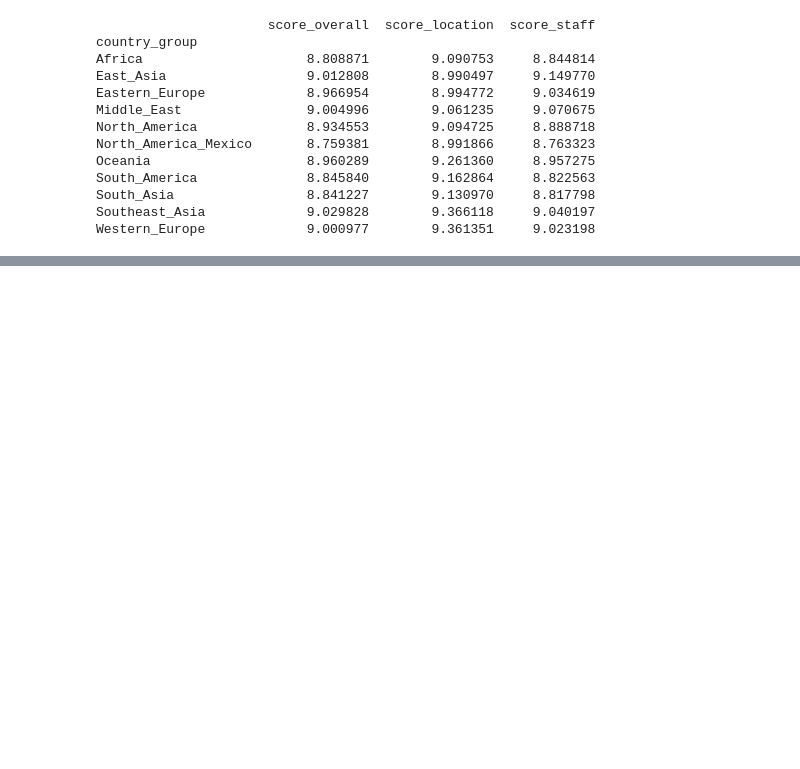
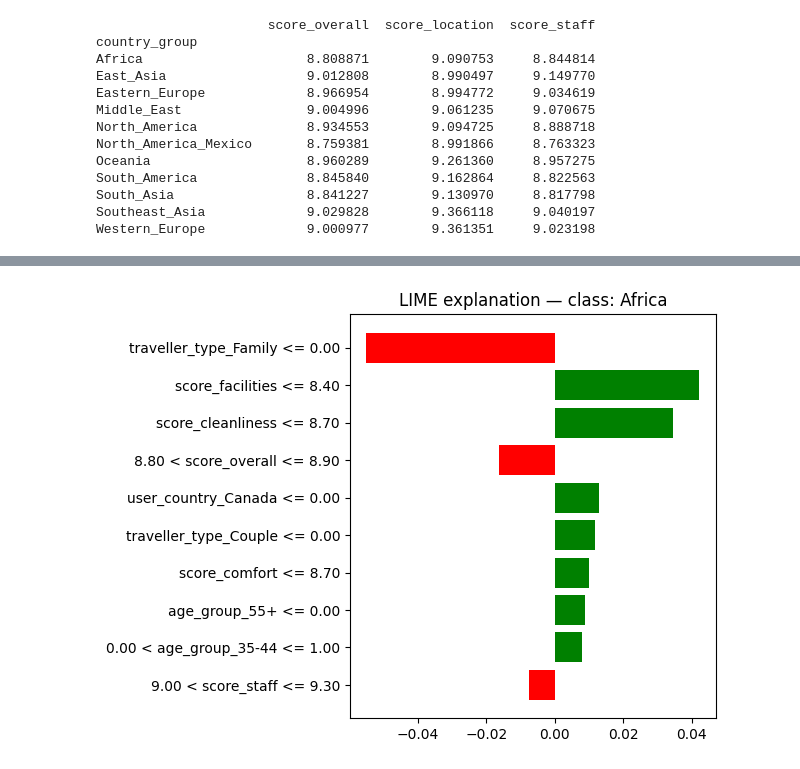
Before and after one commit to mohanad-yasser/hotel-booking, a Jupyter notebook: hotel booking.ipynb, the cells around one changed output, grey strips where cells are left out. Cells and saved outputs as stored; diff of their text form; code cells hidden in the pictures; blank space fills up the shorter version.

```diff
--- a/hotel booking.ipynb
+++ b/hotel booking.ipynb
@@ -663,0 +695,96 @@ Western_Europe             9.000977        9.361351     9.023198
+# %%
+# === LIME multi-class explanation with probability table & visuals ===
+
+# %pip install lime -q  # uncomment if needed
+
+import numpy as np
+import pandas as pd
+import matplotlib.pyplot as plt
+from IPython.display import HTML, display
+from lime.lime_tabular import LimeTabularExplainer
+
+# 1️⃣ Choose cleaned data if available
+X_train_lime = X_train_fix if 'X_train_fix' in globals() else X_train
+X_test_lime  = X_test_fix  if 'X_test_fix'  in globals() else X_test
+
+# Keep same column order as model
+if hasattr(model, "feature_names_in_"):
+    X_train_lime = X_train_lime[model.feature_names_in_]
+    X_test_lime  = X_test_lime[model.feature_names_in_]
+
+feature_names = list(X_train_lime.columns)
+
+# 2️⃣ Class names
+if 'le' in globals():
+    class_names = [str(c) for c in le.classes_]
+elif hasattr(model, "classes_"):
+    class_names = [str(c) for c in model.classes_]
+else:
+    class_names = [str(i) for i in range(len(np.unique(y_train)))]
+
+# 3️⃣ Build LIME explainer
+explainer_lime = LimeTabularExplainer(
+    training_data=X_train_lime.values,
+    feature_names=feature_names,
+    class_names=class_names,
+    mode="classification",
+    discretize_continuous=True,
+    sample_around_instance=True,
+    random_state=42
+)
+
+# 4️⃣ Prediction function
+def predict_fn_lime(data_2d):
+    df = pd.DataFrame(data_2d, columns=feature_names)
+    if hasattr(model, "feature_names_in_"):
+        df = df[model.feature_names_in_]
+    return model.predict_proba(df)
+
+# 5️⃣ Pick a test row to explain
+i = 5009
+x_i = X_test_lime.iloc[i].values
+proba_i = model.predict_proba(X_test_lime.iloc[[i]])[0]
+pred_idx = int(np.argmax(proba_i))
+pred_label = class_names[pred_idx]
+
+# ---- Probability Table ----
+proba_df = pd.DataFrame({
+    "Country Group": class_names,
+    "Probability": proba_i
+}).sort_values("Probability", ascending=False).reset_index(drop=True)
+
+print(f"🔍 Explaining row {i} | Predicted class: {pred_label}\n")
+display(HTML(proba_df.style
+             .background_gradient(cmap="Blues", subset=["Probability"])
+             .format({"Probability": "{:.3f}"})
+             .set_caption("Model Prediction Probabilities")
+             .to_html()))
+
+# 6️⃣ Generate LIME explanation for ALL classes
+exp = explainer_lime.explain_instance(
+    data_row=x_i,
+    predict_fn=predict_fn_lime,
+    num_features=10,
+    top_labels=len(class_names),   # explain all country groups
+    num_samples=5000
+)
+
+# 7️⃣ Show interactive HTML (LIME’s built-in visualization)
+display(HTML(exp.as_html()))
+
+# 8️⃣ Bar plots for each country group (one per class)
+%matplotlib inline
+for label_idx, class_name in enumerate(class_names):
+    plt.figure()
+    exp.as_pyplot_figure(label=label_idx)
+    plt.title(f"LIME explanation — class: {class_name}")
+    plt.tight_layout()
+    plt.show()
+
+# 9️⃣ Concise text summary for all classes
+for label_idx, class_name in enumerate(class_names):
+    print(f"\n=== {class_name} ===")
+    for feat, weight in exp.as_list(label=label_idx):
+        arrow = "↑" if weight > 0 else "↓"
+        print(f"{feat:>35} : {weight:+.4f} ({arrow})")
+# %% [output]
@@ -663,0 +807 @@ Western_Europe             9.000977        9.361351     9.023198
+[figure, added]
```
Also changed, not shown: parts of 9 cells of this notebook, 4 other files.
